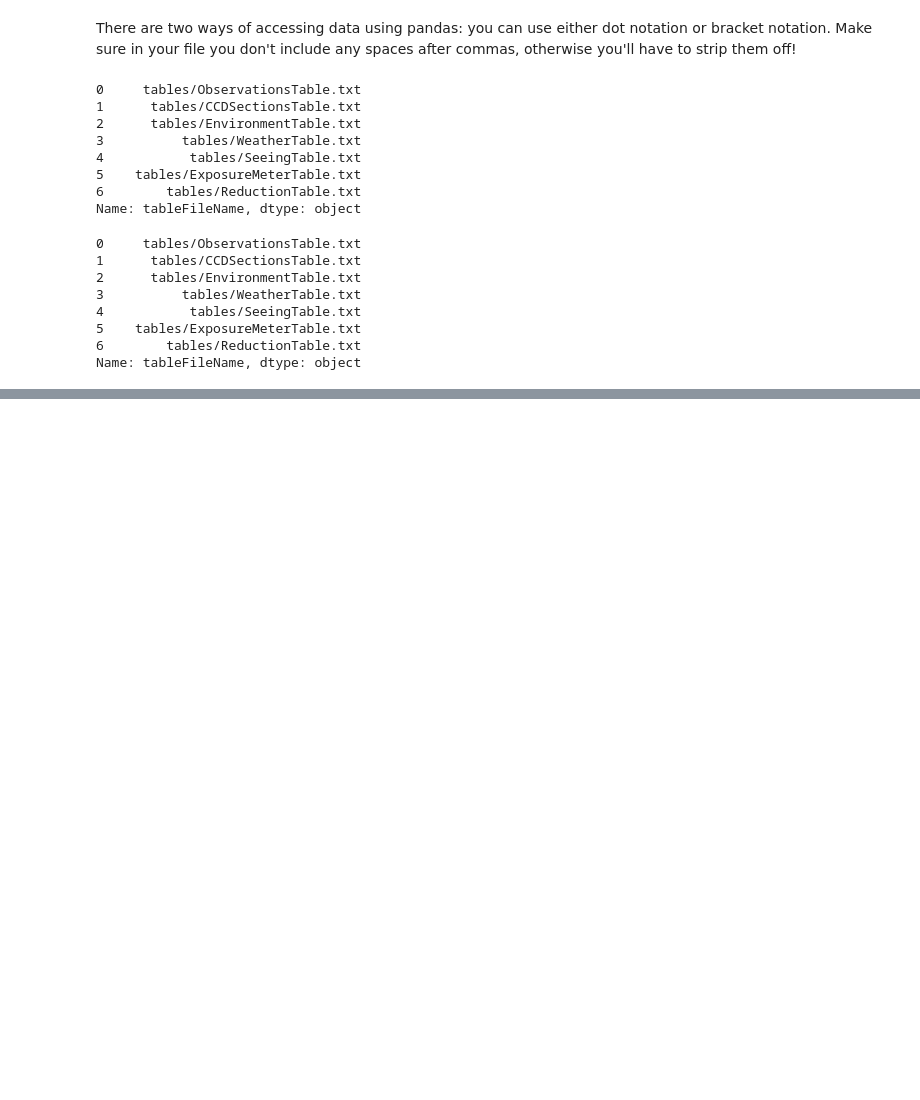
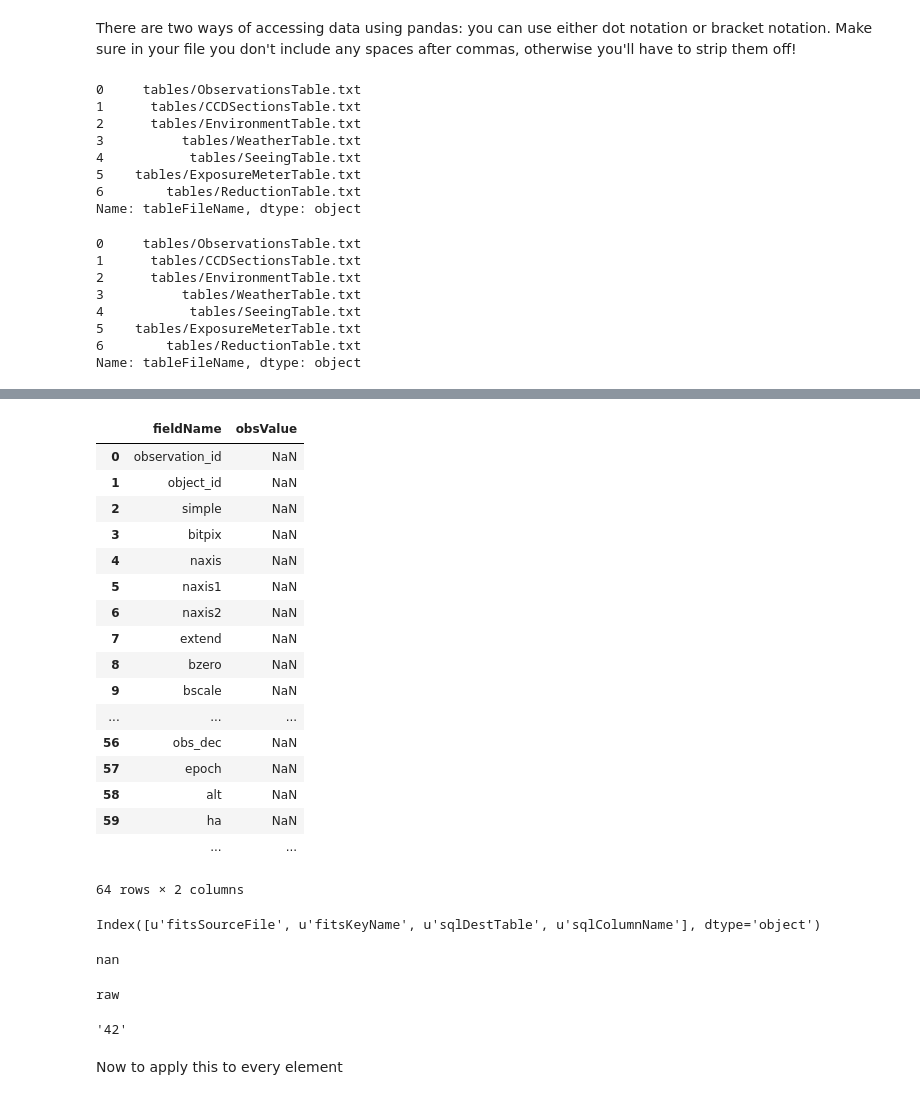
Before and after one commit to mattgiguere/chirondb, a Jupyter notebook: chironDBObject.ipynb, the cells around one changed output, grey strips where cells are left out. Drawn from its saved outputs; the diff is of its cells as text; code cells hidden in the pictures; blank space fills up the shorter version.

```diff
--- a/chironDBObject.ipynb
+++ b/chironDBObject.ipynb
@@ -89,0 +214,5 @@ Name: tableFileName, dtype: object
+# %%
+myObs = chironObject()
+myObs.rawFileName = '/raw/mir7/121202/chi121202.1000.fits'
+print(myObs.rawFileName)
+print(myObs.tableNames)
@@ -89,0 +239,42 @@ Name: tableFileName, dtype: object
+# %%
+myObs.tableDict['observations']
+# %% [output]
+|  | fieldName | obsValue |
+| 0 | observation_id | NaN |
+| 1 | object_id | NaN |
+| 2 | simple | NaN |
+| 3 | bitpix | NaN |
+| 4 | naxis | NaN |
+| 5 | naxis1 | NaN |
+| 6 | naxis2 | NaN |
+| 7 | extend | NaN |
+| 8 | bzero | NaN |
+| 9 | bscale | NaN |
+| ... | ... | ... |
+| 56 | obs_dec | NaN |
+| 57 | epoch | NaN |
+| 58 | alt | NaN |
+| 59 | ha | NaN |
+|  | ... | ... |
+64 rows × 2 columns
+# %%
+print(mapping.keys())
+# %% [output]
+Index([u'fitsSourceFile', u'fitsKeyName', u'sqlDestTable', u'sqlColumnName'], dtype='object')
+# %%
+myObs.tableDict['observations'].loc[0, 'obsValue']
+# %% [output]
+nan
+# %%
+i=2
+print(mapping.loc[i,'fitsSourceFile'])
+if mapping.loc[i,'fitsSourceFile'] == 'raw':
+    myObs.tableDict[mapping.loc[i,'sqlDestTable']].loc[i, 'obsValue'] = '42'
+# %% [output]
+raw
+# %%
+myObs.tableDict['observations'].loc[i, 'obsValue']
+# %% [output]
+'42'
+# %% [markdown]
+Now to apply this to every element
```
Also changed, not shown: parts of 34 cells of this notebook, 4 other files.
